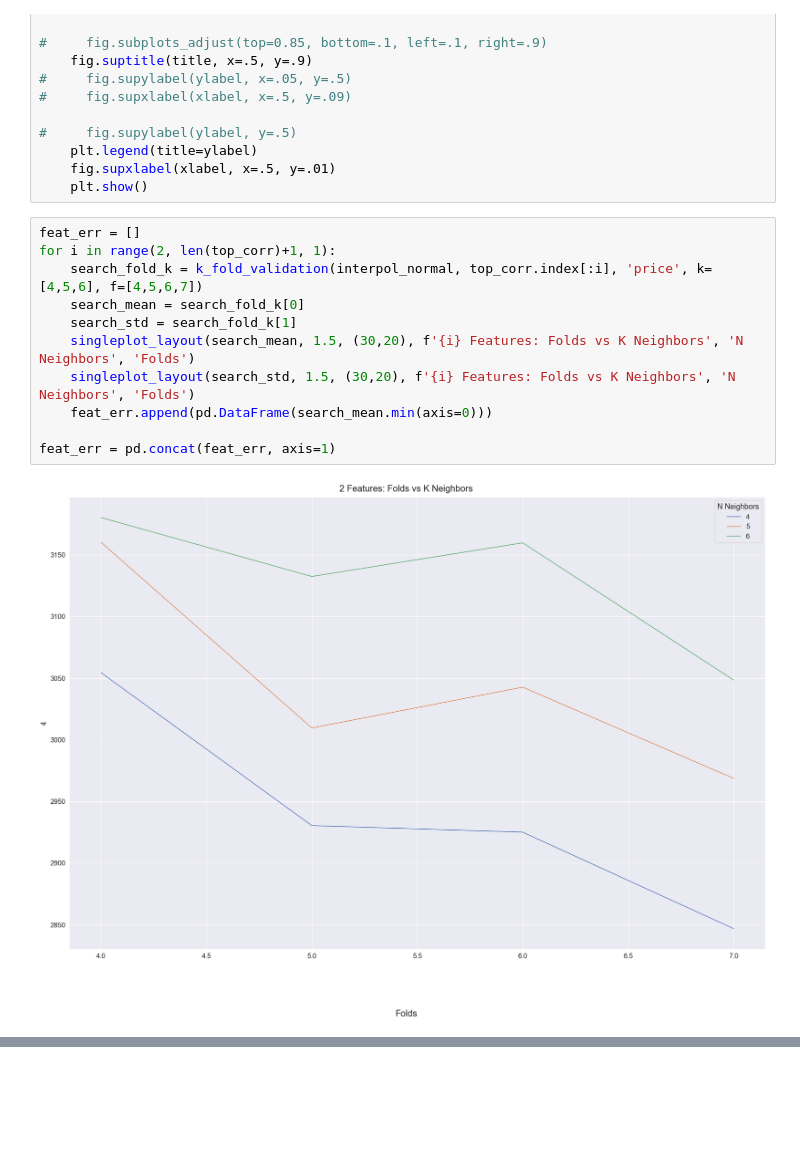
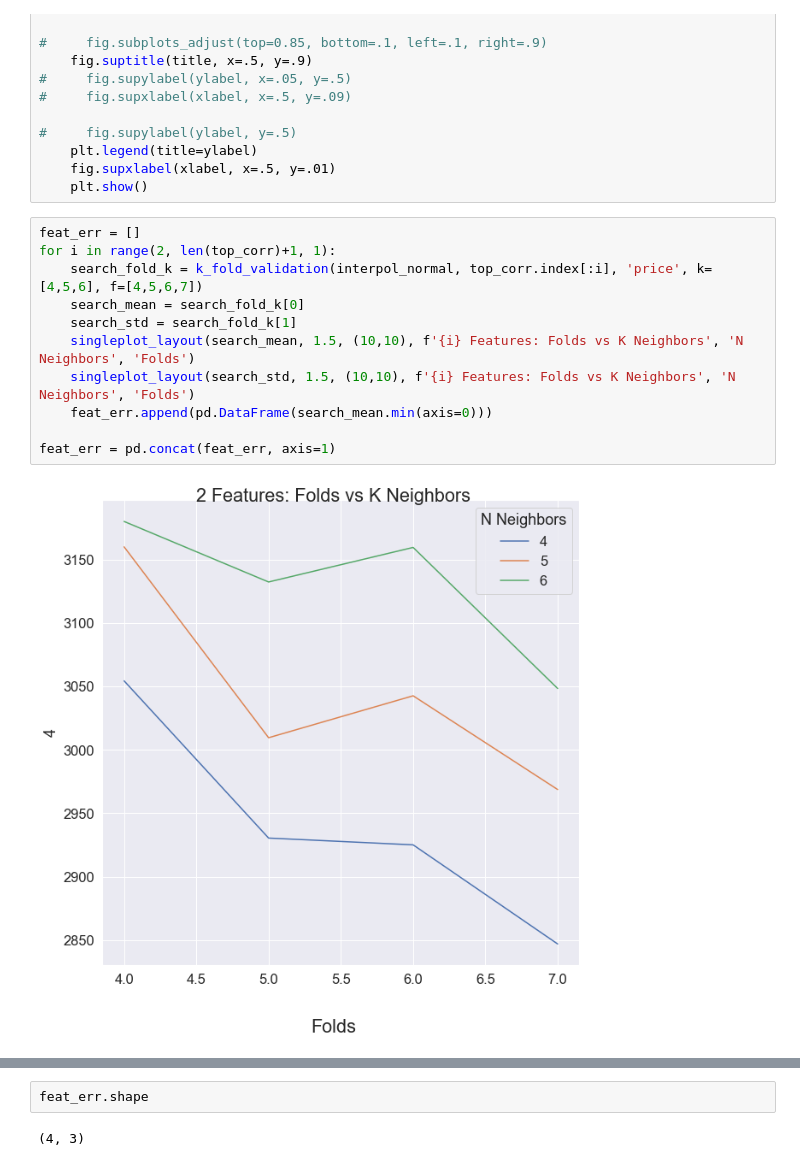
Before and after one commit to chouwwa/Predicting-Car-Prices, a Jupyter notebook: Predicting Car Prices.ipynb, the cells around one changed output, grey strips where cells are left out. Saved outputs shown, nothing was run; the diff lists cells and outputs as text; blank space fills up the shorter version.

```diff
--- a/Predicting Car Prices.ipynb
+++ b/Predicting Car Prices.ipynb
@@ -538,13 +550,13 @@ def singleplot_layout(data, font_scale, figsize, title, ylabel, xlabel, figname=
 # %%
 feat_err = []
 for i in range(2, len(top_corr)+1, 1):
     search_fold_k = k_fold_validation(interpol_normal, top_corr.index[:i], 'price', k=[4,5,6], f=[4,5,6,7])
     search_mean = search_fold_k[0]
     search_std = search_fold_k[1]
-    singleplot_layout(search_mean, 1.5, (30,20), f'{i} Features: Folds vs K Neighbors', 'N Neighbors', 'Folds')
-    singleplot_layout(search_std, 1.5, (30,20), f'{i} Features: Folds vs K Neighbors', 'N Neighbors', 'Folds')
+    singleplot_layout(search_mean, 1.5, (10,10), f'{i} Features: Folds vs K Neighbors', 'N Neighbors', 'Folds')
+    singleplot_layout(search_std, 1.5, (10,10), f'{i} Features: Folds vs K Neighbors', 'N Neighbors', 'Folds')
     feat_err.append(pd.DataFrame(search_mean.min(axis=0)))
 
 feat_err = pd.concat(feat_err, axis=1)
 # %% [output]
-[figure, old version]
+[figure, new version]
@@ -556,2 +568,6 @@ feat_err = pd.concat(feat_err, axis=1)
+# %%
+feat_err.shape
+# %% [output]
+(4, 3)
 # %%
 feat_err.columns = [2,3,4]
```
Also changed, not shown: parts of 15 cells of this notebook.
